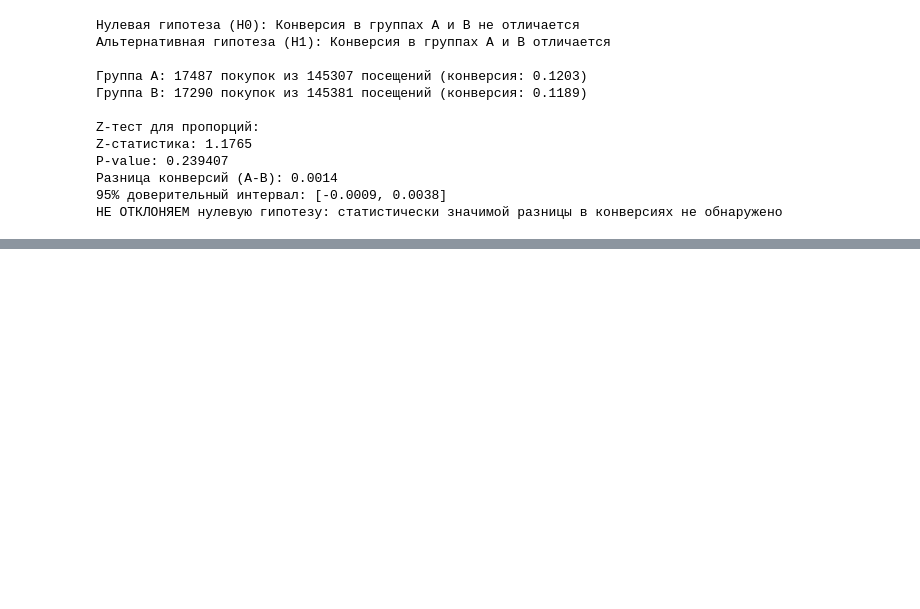
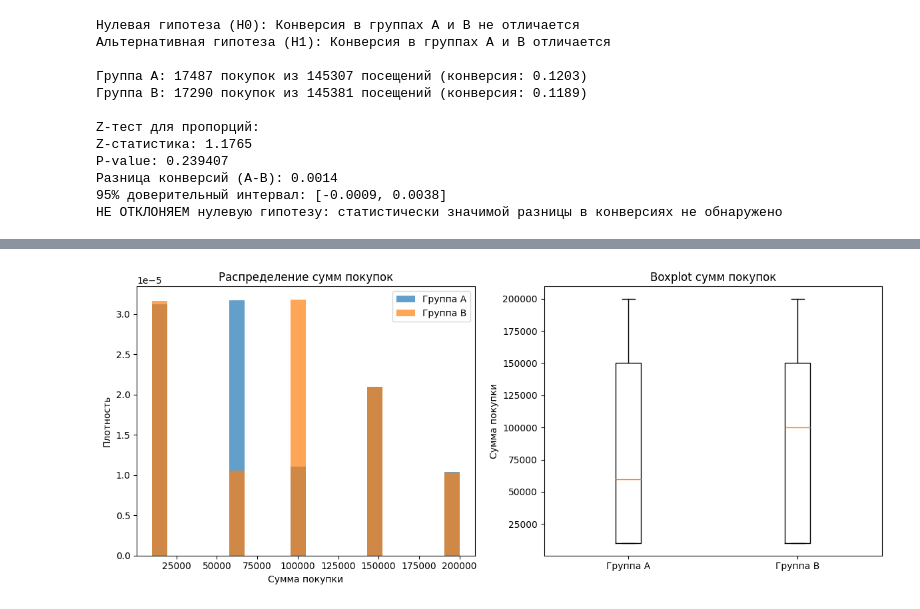
Before and after one commit to UlyanaGru/ab_testng, a Jupyter notebook: ab_testing.ipynb, the cells around one changed output, grey strips where cells are left out. Saved outputs shown, nothing was run; the diff lists cells and outputs as text; code cells hidden in the pictures; blank space fills up the shorter version.

```diff
--- a/ab_testing.ipynb
+++ b/ab_testing.ipynb
@@ -690,0 +693,81 @@ P-value: 0.239407
+# %%
+#Формулировка гипотез
+print("Нулевая гипотеза (H0): Средний чек в группах A и B не отличается")
+print("Альтернативная гипотеза (H1): Средний чек в группах A и B отличается")
+#Данные только о покупках
+purchases_a = group_a[group_a['purchase']]['price']
+purchases_b = group_b[group_b['purchase']]['price']
+print(f"\nГруппа A: {len(purchases_a)} покупок, средний чек: {purchases_a.mean():.2f}")
+print(f"Группа B: {len(purchases_b)} покупок, средний чек: {purchases_b.mean():.2f}")
+#Проверка на нормальность распределения (только если достаточно данных)
+if len(purchases_a) > 30 and len(purchases_b) > 30:
+    print("\nПроверка нормальности распределения (тест Шапиро-Уилка):")
+    #Тест Шапиро-Уилка
+    stat_a, p_a = shapiro(purchases_a)
+    stat_b, p_b = shapiro(purchases_b)
+    print(f"Группа A: W={stat_a:.4f}, p={p_a:.6f}")
+    print(f"Группа B: W={stat_b:.4f}, p={p_b:.6f}")
+    alpha_norm = 0.05
+    if p_a > alpha_norm and p_b > alpha_norm:
+        print("Распределения можно считать нормальными (p > 0.05)")
+        use_parametrict = True
+    else:
+        print("Распределения не являются нормальными (p ≤ 0.05)")
+        use_parametrict = False
+else:
+    print("Недостаточно данных для проверки нормальности, используем непараметрический тест")
+    use_parametrict = False
+#Визуализация распределений
+plt.figure(figsize=(12, 5))
+plt.subplot(1, 2, 1)
+plt.hist(purchases_a, alpha=0.7, bins=20, label='Группа A', density=True)
+plt.hist(purchases_b, alpha=0.7, bins=20, label='Группа B', density=True)
+plt.xlabel('Сумма покупки')
+plt.ylabel('Плотность')
+plt.title('Распределение сумм покупок')
+plt.legend()
+plt.subplot(1, 2, 2)
+plt.boxplot([purchases_a, purchases_b], labels=['Группа A', 'Группа B'])
+plt.title('Boxplot сумм покупок')
+plt.ylabel('Сумма покупки')
+plt.tight_layout()
+plt.show()
+#Выбор статистического теста
+if use_parametrict:
+    print("\nИспользуем t-тест для независимых выборок:")
+    t_stat, p_value_aov = ttest_ind(purchases_a, purchases_b, equal_var=False)
+    test_name = "t-тест"
+else:
+    print("\nИспользуем U-тест Манна-Уитни (непараметрический):")
+    u_stat, p_value_aov = mannwhitneyu(purchases_a, purchases_b, alternative='two-sided')
+    test_name = "U-тест"
+print(f"{test_name} статистика: {t_stat if use_parametrict else u_stat:.4f}")
+print(f"P-value: {p_value_aov:.6f}")
+#Доверительный интервал разницы средних
+if use_parametrict:
+    mean_diff = purchases_a.mean() - purchases_b.mean()
+    se_diff = np.sqrt(purchases_a.var()/len(purchases_a) + purchases_b.var()/len(purchases_b))
+    ci_low_aov = mean_diff - 1.96 * se_diff
+    ci_high_aov = mean_diff + 1.96 * se_diff
+else:
+    #Бутстреп для непараметрического доверительного интервала
+    n_boot = 1000
+    boot_diffs = []
+    for _ in range(n_boot):
+        boot_a = np.random.choice(purchases_a, size=len(purchases_a), replace=True)
+        boot_b = np.random.choice(purchases_b, size=len(purchases_b), replace=True)
+        boot_diffs.append(boot_a.mean() - boot_b.mean())
+    ci_low_aov, ci_high_aov = np.percentile(boot_diffs, [2.5, 97.5])
+    mean_diff = purchases_a.mean() - purchases_b.mean()
+print(f"Разница средних чеков (A-B): {mean_diff:.2f}")
+print(f"95% доверительный интервал: [{ci_low_aov:.2f}, {ci_high_aov:.2f}]")
+#Вывод по среднему чеку
+if p_value_aov < alpha:
+    print("ОТКЛОНЯЕМ нулевую гипотезу: существует статистически значимая разница в средних чеках")
+    if purchases_a.mean() > purchases_b.mean():
+        print("  Группа A показывает статистически значимо более высокий средний чек")
+    else:
+        print("  Группа B показывает статистически значимо более высокий средний чек")
+else:
+    print("НЕ ОТКЛОНЯЕМ нулевую гипотезу: статистически значимой разницы в средних чеках не обнаружено")
+# %% [output]
@@ -690,0 +784 @@ P-value: 0.239407
+[figure, added]
```
Also changed, not shown: parts of 2 cells of this notebook.
